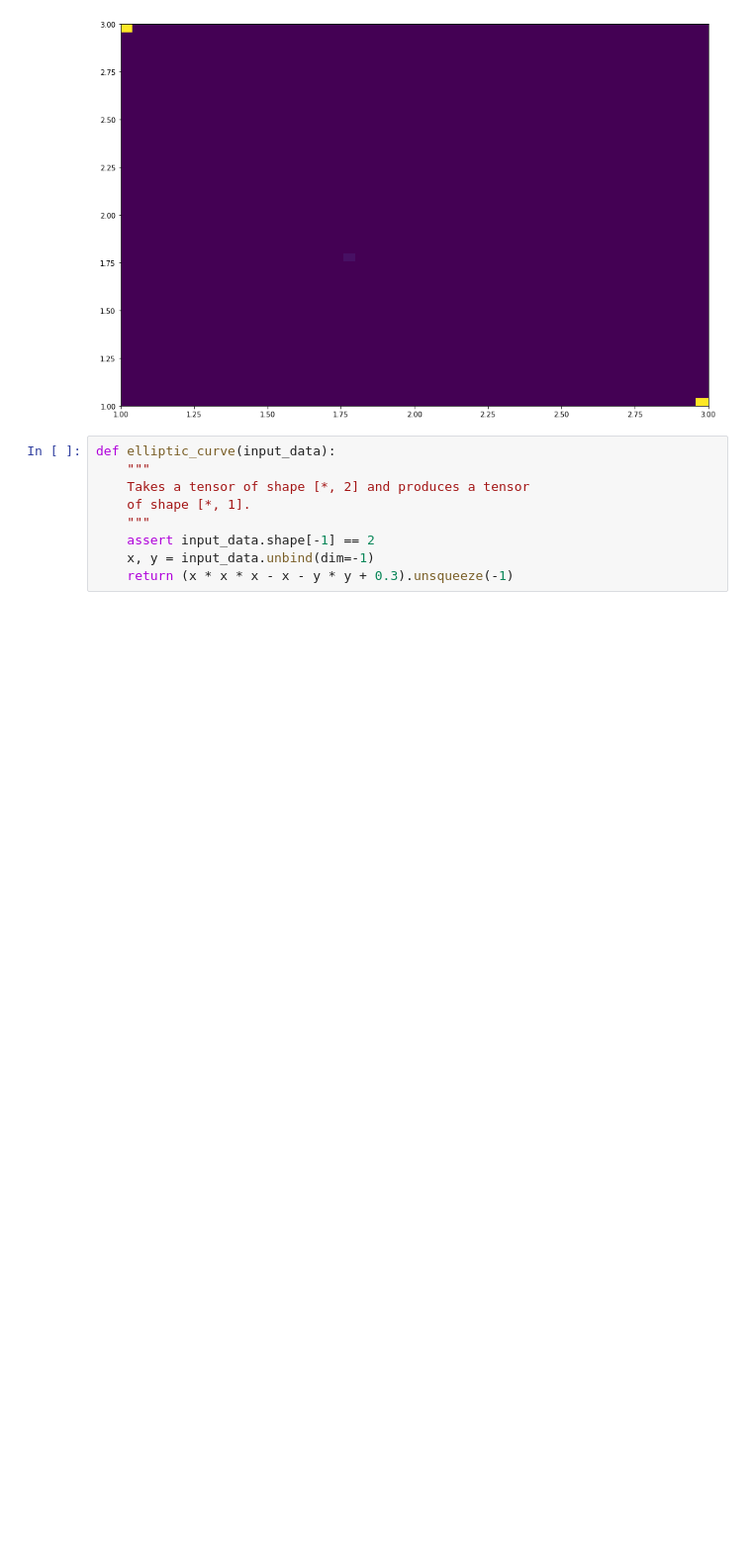
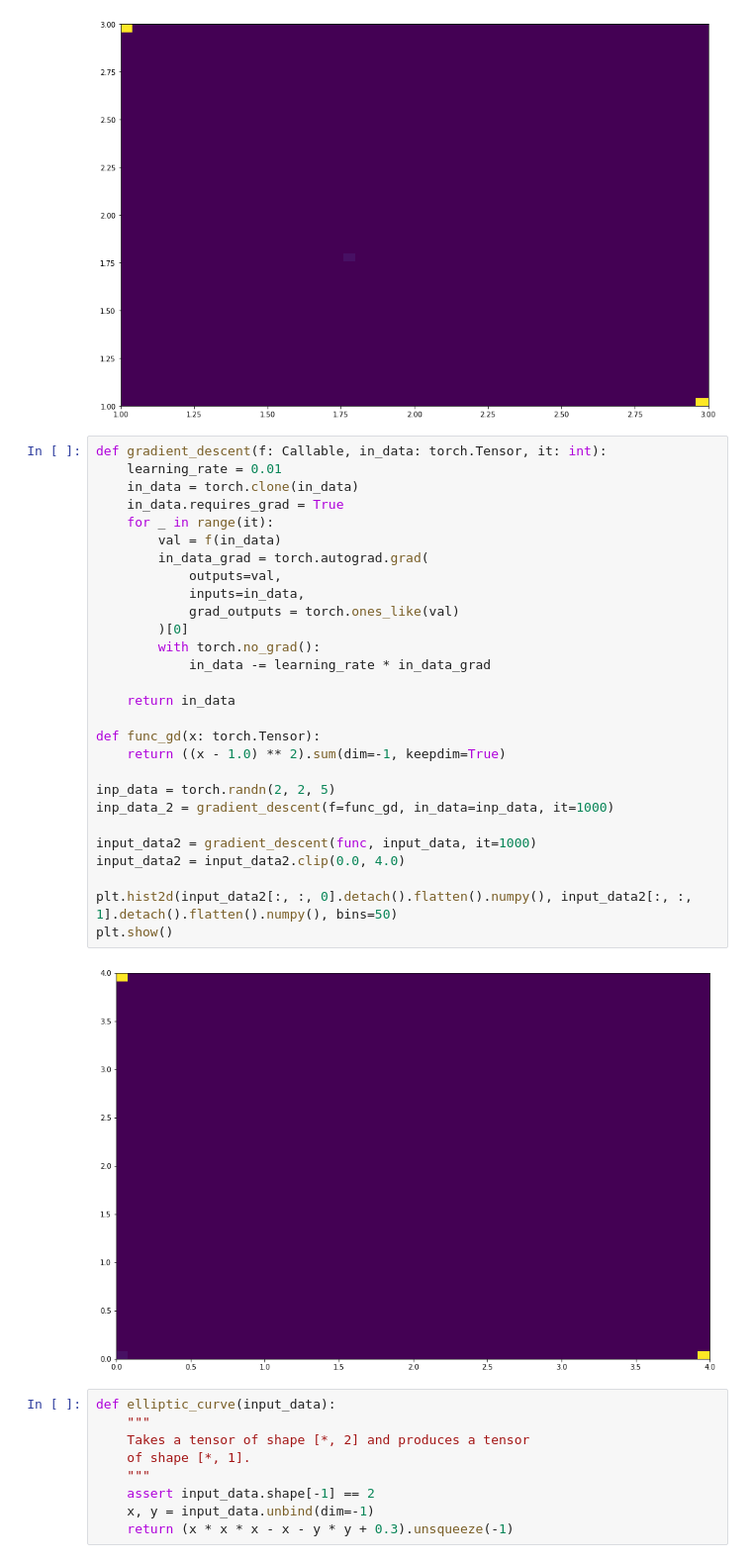
Before and after one commit to symbench/constraint-prog, a Jupyter notebook: notebooks/newton_raphson.ipynb, the cells around one changed output. Shown at 99% size. Drawn from its saved outputs; the diff is of its cells as text; blank space fills up the shorter version.

Commit message:
Add gradient descent

```diff
--- a/notebooks/newton_raphson.ipynb
+++ b/notebooks/newton_raphson.ipynb
@@ -214,6 +216,36 @@ plt.hist2d(input_data2[:, :, 0].flatten().numpy(), input_data2[:, :, 1].flatten(
 plt.show()
 # %% [output]
 [figure]
+# %%
+def gradient_descent(f: Callable, in_data: torch.Tensor, it: int):
+    learning_rate = 0.01
+    in_data = torch.clone(in_data)
+    in_data.requires_grad = True
+    for _ in range(it):
+        val = f(in_data)
+        in_data_grad = torch.autograd.grad(
+            outputs=val,
+            inputs=in_data,
+            grad_outputs = torch.ones_like(val)
+        )[0]
+        with torch.no_grad():
+            in_data -= learning_rate * in_data_grad
+
+    return in_data
+
+def func_gd(x: torch.Tensor):
+    return ((x - 1.0) ** 2).sum(dim=-1, keepdim=True)
+
+inp_data = torch.randn(2, 2, 5)
+inp_data_2 = gradient_descent(f=func_gd, in_data=inp_data, it=1000)
+
+input_data2 = gradient_descent(func, input_data, it=1000)
+input_data2 = input_data2.clip(0.0, 4.0)
+
+plt.hist2d(input_data2[:, :, 0].detach().flatten().numpy(), input_data2[:, :, 1].detach().flatten().numpy(), bins=50)
+plt.show()
+# %% [output]
+[figure, added]
 # %%
 def elliptic_curve(input_data):
     """
```
Also changed, not shown: parts of 2 cells of this notebook.
